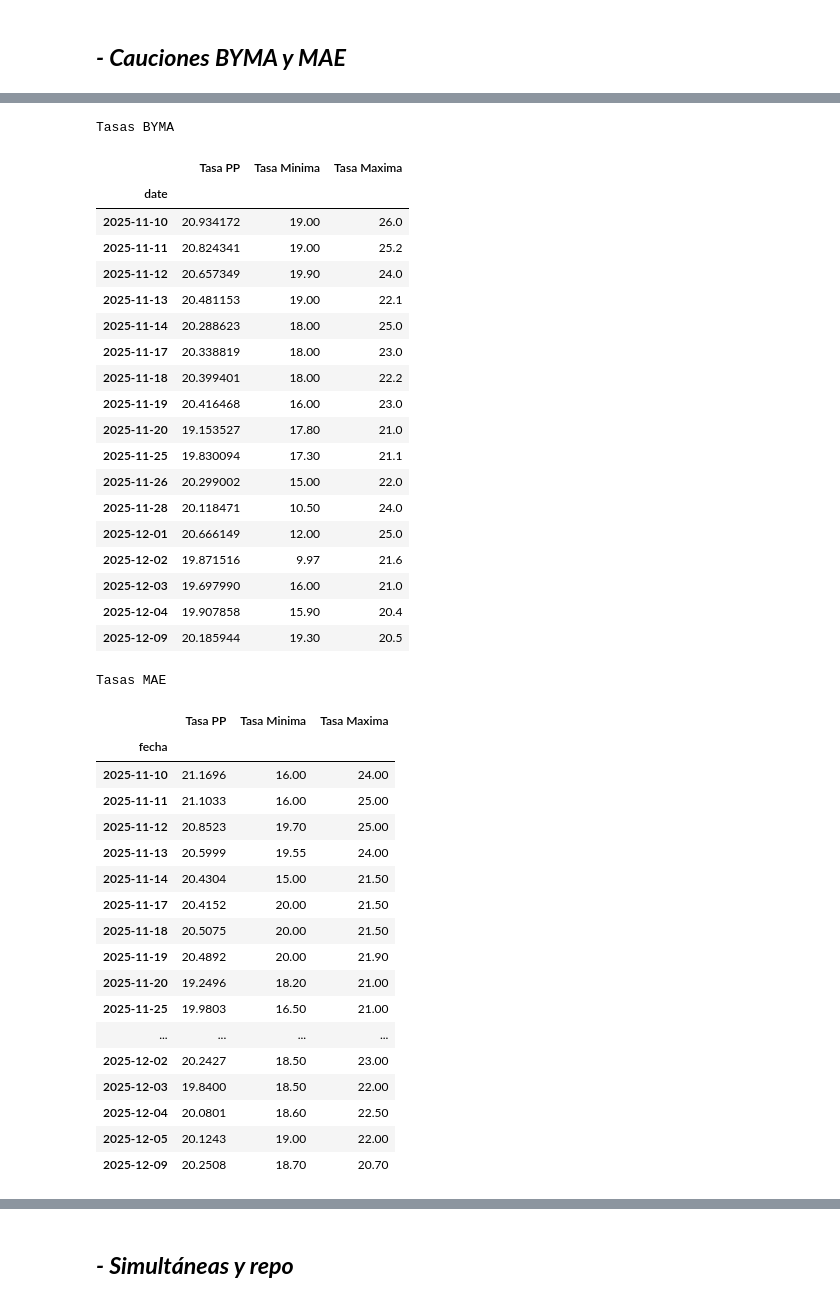
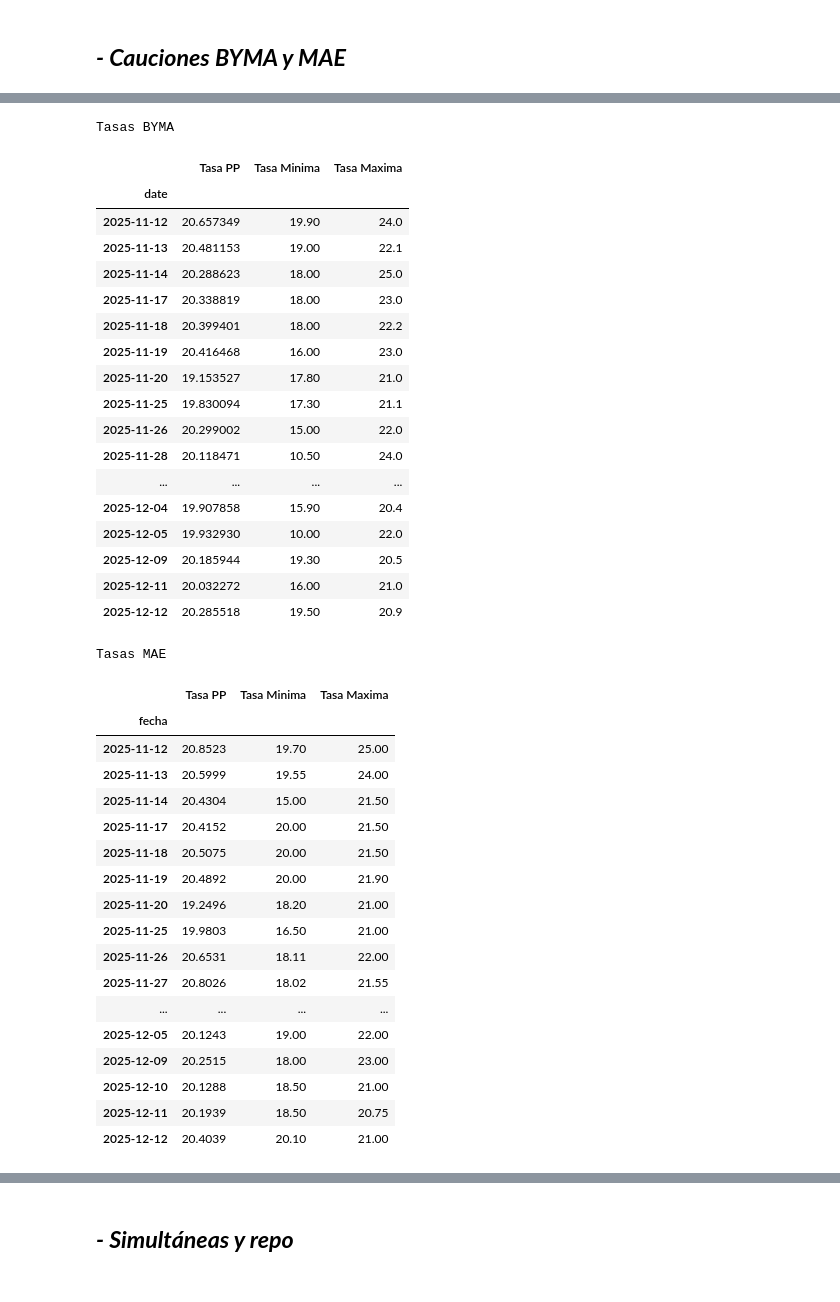
Before and after one commit to jdtluis/Reporte-Futuros_Tasas, a Jupyter notebook: index.ipynb, the cells around one changed output, grey strips where cells are left out. Saved outputs shown, nothing was run; the diff lists cells and outputs as text; code cells hidden in the pictures.

```diff
--- a/index.ipynb
+++ b/index.ipynb
@@ -146,13 +146,11 @@ pd.concat([cau_byma[['vwap']].rename(columns={'vwap':'TNA BYMA'})['TNA BYMA'], c
 # %%
-pd.set_option('display.max_rows', 20)
+pd.set_option('display.max_rows', 30)
 print("Tasas BYMA")
 cau_byma[['vwap', 'tradingLowPrice', 'tradingHighPrice']].rename(columns={'vwap':'Tasa PP', 'tradingLowPrice': 'Tasa Minima', 'tradingHighPrice': 'Tasa Maxima'})
 # %% [output]
 Tasas BYMA
 |  | Tasa PP | Tasa Minima | Tasa Maxima |
 | date |  |  |  |
-| 2025-11-10 | 20.934172 | 19.00 | 26.0 |
-| 2025-11-11 | 20.824341 | 19.00 | 25.2 |
 | 2025-11-12 | 20.657349 | 19.90 | 24.0 |
 | 2025-11-13 | 20.481153 | 19.00 | 22.1 |
 | 2025-11-14 | 20.288623 | 18.00 | 25.0 |
@@ -163,21 +161,20 @@ Tasas BYMA
 | 2025-11-25 | 19.830094 | 17.30 | 21.1 |
 | 2025-11-26 | 20.299002 | 15.00 | 22.0 |
 | 2025-11-28 | 20.118471 | 10.50 | 24.0 |
-| 2025-12-01 | 20.666149 | 12.00 | 25.0 |
-| 2025-12-02 | 19.871516 | 9.97 | 21.6 |
-| 2025-12-03 | 19.697990 | 16.00 | 21.0 |
+| ... | ... | ... | ... |
 | 2025-12-04 | 19.907858 | 15.90 | 20.4 |
+| 2025-12-05 | 19.932930 | 10.00 | 22.0 |
 | 2025-12-09 | 20.185944 | 19.30 | 20.5 |
+| 2025-12-11 | 20.032272 | 16.00 | 21.0 |
+| 2025-12-12 | 20.285518 | 19.50 | 20.9 |
 # %%
-pd.set_option('display.max_rows', 20)
+pd.set_option('display.max_rows', 30)
 print("Tasas MAE")
 cau_mae[['tasaPP', 'minimo', 'maximo']].rename(columns={'tasaPP':'Tasa PP', 'minimo': 'Tasa Minima', 'maximo': 'Tasa Maxima'})
 # %% [output]
 Tasas MAE
 |  | Tasa PP | Tasa Minima | Tasa Maxima |
 | fecha |  |  |  |
-| 2025-11-10 | 21.1696 | 16.00 | 24.00 |
-| 2025-11-11 | 21.1033 | 16.00 | 25.00 |
 | 2025-11-12 | 20.8523 | 19.70 | 25.00 |
 | 2025-11-13 | 20.5999 | 19.55 | 24.00 |
 | 2025-11-14 | 20.4304 | 15.00 | 21.50 |
@@ -186,12 +183,14 @@ Tasas MAE
 | 2025-11-19 | 20.4892 | 20.00 | 21.90 |
 | 2025-11-20 | 19.2496 | 18.20 | 21.00 |
 | 2025-11-25 | 19.9803 | 16.50 | 21.00 |
+| 2025-11-26 | 20.6531 | 18.11 | 22.00 |
+| 2025-11-27 | 20.8026 | 18.02 | 21.55 |
 | ... | ... | ... | ... |
-| 2025-12-02 | 20.2427 | 18.50 | 23.00 |
-| 2025-12-03 | 19.8400 | 18.50 | 22.00 |
-| 2025-12-04 | 20.0801 | 18.60 | 22.50 |
 | 2025-12-05 | 20.1243 | 19.00 | 22.00 |
-| 2025-12-09 | 20.2508 | 18.70 | 20.70 |
+| 2025-12-09 | 20.2515 | 18.00 | 23.00 |
+| 2025-12-10 | 20.1288 | 18.50 | 21.00 |
+| 2025-12-11 | 20.1939 | 18.50 | 20.75 |
+| 2025-12-12 | 20.4039 | 20.10 | 21.00 |
 # %%
 import matplotlib.pyplot as plt
 import matplotlib.ticker as mtick
```
Also changed, not shown: parts of 8 cells of this notebook, 4 other files.
